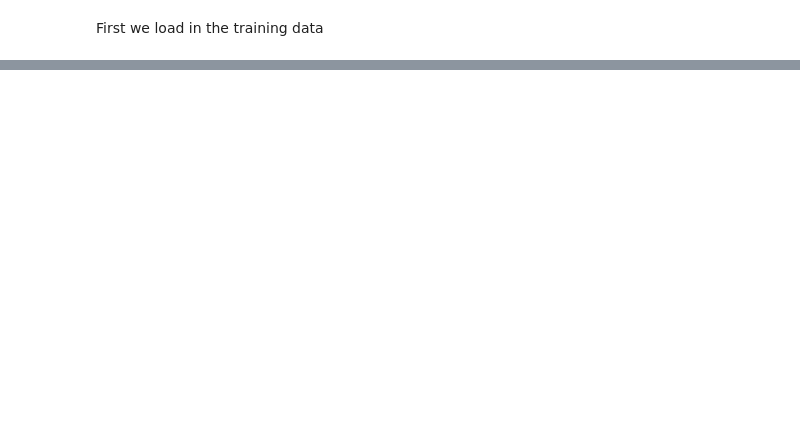
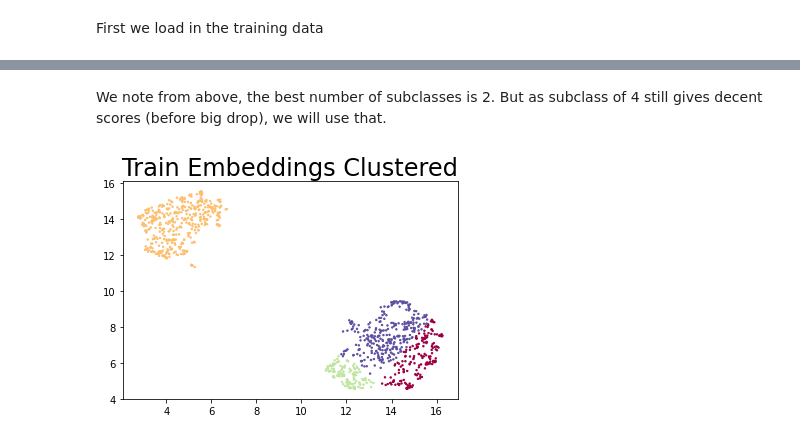
Before and after one commit to mtzig/LIDC_GDRO, a Jupyter notebook: notebooks/LIDC_Georges_End_to_End.ipynb, the cells around one changed output, grey strips where cells are left out. Cells and saved outputs as stored; diff of their text form; code cells hidden in the pictures; blank space fills up the shorter version.

```diff
--- a/notebooks/LIDC_Georges_End_to_End.ipynb
+++ b/notebooks/LIDC_Georges_End_to_End.ipynb
@@ -54,0 +235,11 @@ tst_loader = InfiniteDataLoader(tst, len(tst))
+# %% [markdown]
+We note from above, the best number of subclasses is 2. But as subclass of 4 still gives decent scores (before big drop), we will use that.
+# %%
+clusterer = GaussianMixture(n_components=4, random_state=61).fit(train_embeds)
+# %%
+train_labels = clusterer.predict(train_embeds)
+
+plt.scatter(train_embeds[:, 0], train_embeds[:, 1], s= 2, c=train_labels, cmap='Spectral')
+plt.title('Train Embeddings Clustered', fontsize=24);
+# %% [output]
+[figure, added]
```
Also changed, not shown: parts of 45 cells of this notebook, 5 other files.
